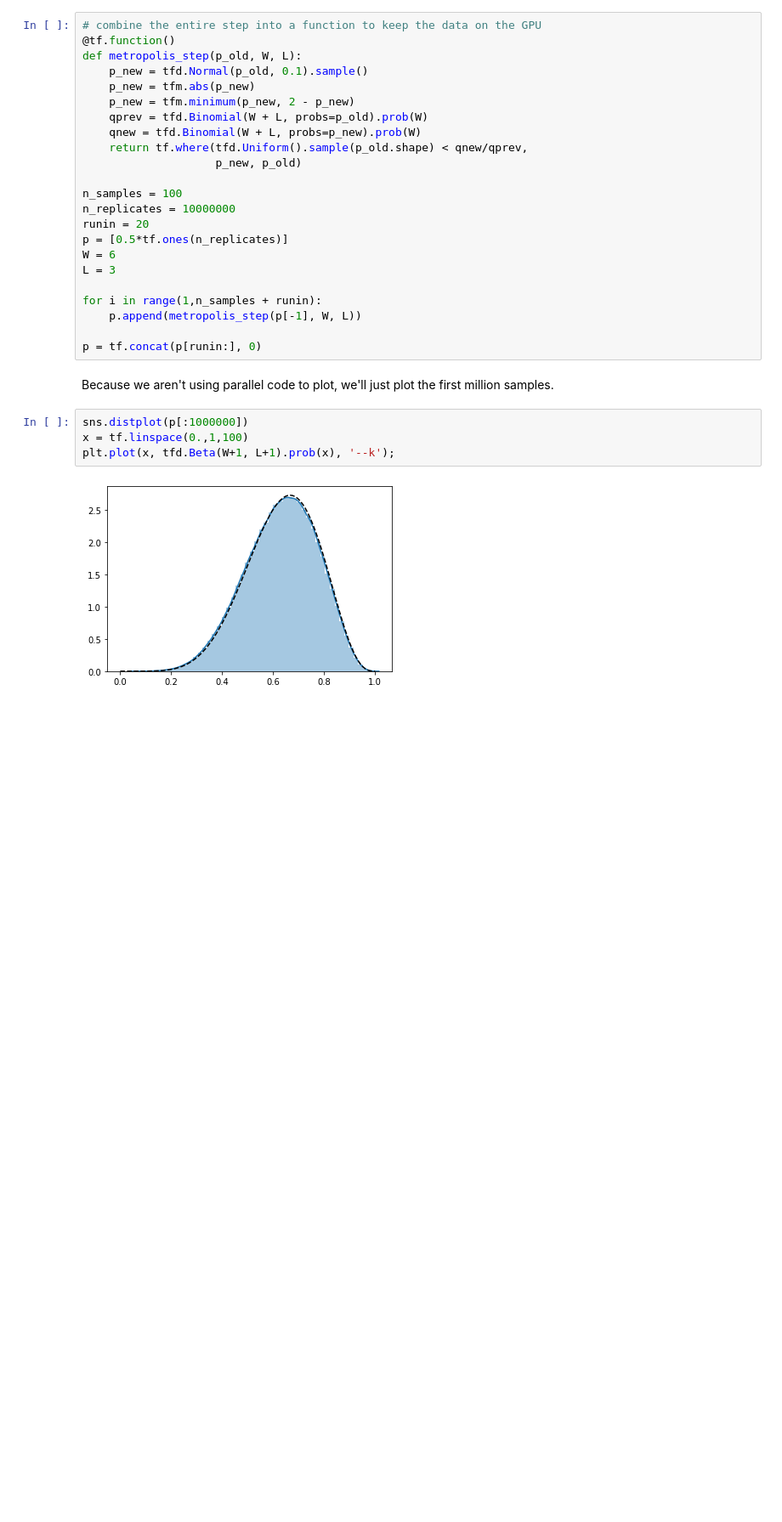
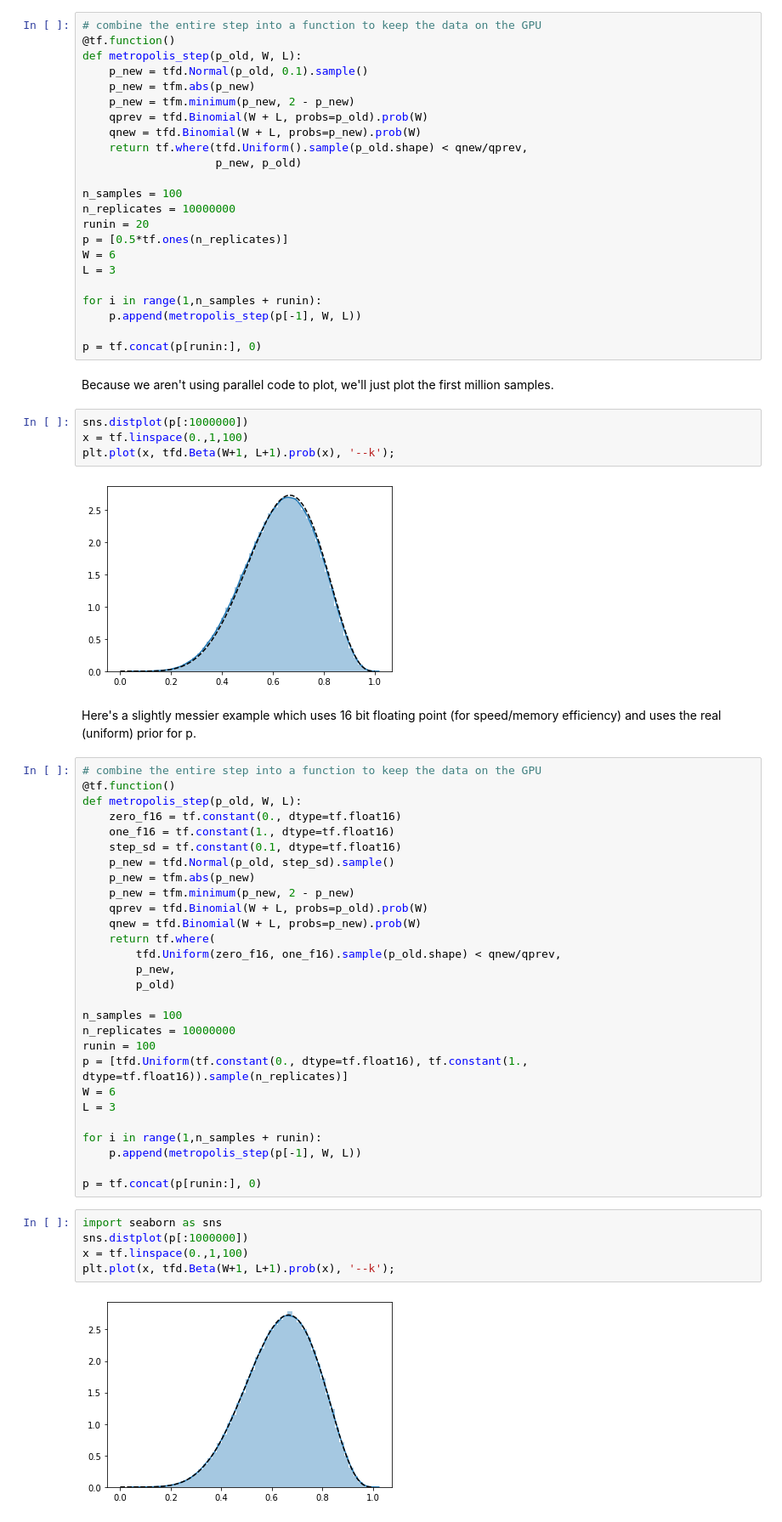
Before and after one commit to kms15/reading_notes, a Jupyter notebook: StatisticalRethinking/StatisticalRethinkingCh2.ipynb, the cells around one changed output. Shown: that part at 85% size. Cells and saved outputs as stored; diff of their text form; blank space fills up the shorter version.

```diff
--- a/StatisticalRethinking/StatisticalRethinkingCh2.ipynb
+++ b/StatisticalRethinking/StatisticalRethinkingCh2.ipynb
@@ -271,3 +288,40 @@ x = tf.linspace(0.,1,100)
 plt.plot(x, tfd.Beta(W+1, L+1).prob(x), '--k');
 # %% [output]
 [figure]
+# %% [markdown]
+Here's a slightly messier example which uses 16 bit floating point (for speed/memory efficiency) and uses the real (uniform) prior for p.
+# %%
+# combine the entire step into a function to keep the data on the GPU
+@tf.function()
+def metropolis_step(p_old, W, L):
+    zero_f16 = tf.constant(0., dtype=tf.float16)
+    one_f16 = tf.constant(1., dtype=tf.float16)
+    step_sd = tf.constant(0.1, dtype=tf.float16)
+    p_new = tfd.Normal(p_old, step_sd).sample()
+    p_new = tfm.abs(p_new)
+    p_new = tfm.minimum(p_new, 2 - p_new)
+    qprev = tfd.Binomial(W + L, probs=p_old).prob(W)
+    qnew = tfd.Binomial(W + L, probs=p_new).prob(W)
+    return tf.where(
+        tfd.Uniform(zero_f16, one_f16).sample(p_old.shape) < qnew/qprev,
+        p_new,
+        p_old)
+
+n_samples = 100
+n_replicates = 10000000
+runin = 100
+p = [tfd.Uniform(tf.constant(0., dtype=tf.float16), tf.constant(1., dtype=tf.float16)).sample(n_replicates)]
+W = 6
+L = 3
+
+for i in range(1,n_samples + runin):
+    p.append(metropolis_step(p[-1], W, L))
+
+p = tf.concat(p[runin:], 0)
+# %%
+import seaborn as sns
+sns.distplot(p[:1000000])
+x = tf.linspace(0.,1,100)
+plt.plot(x, tfd.Beta(W+1, L+1).prob(x), '--k');
+# %% [output]
+[figure, added]
```
Also changed, not shown: parts of 18 cells of this notebook.
